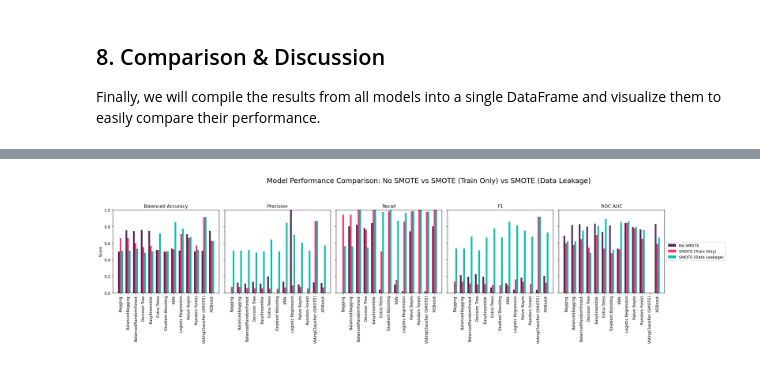
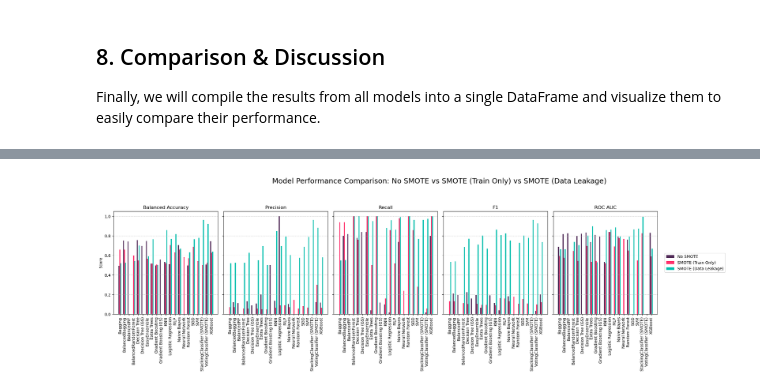
Before and after one commit to koba4real/MLDM-stroke-prediction-project, a Jupyter notebook: main-analysis.ipynb, the cells around one changed output, grey strips where cells are left out. Saved outputs shown, nothing was run; the diff lists cells and outputs as text; code cells hidden in the pictures.

```diff
--- a/main-analysis.ipynb
+++ b/main-analysis.ipynb
@@ -345,6 +349,10 @@ total = len(df)
 missing = df['bmi'].isna().sum()
 present = total - missing
 missing_pct = round(missing/total * 100, 1)
+
+# Define colors for missing and present values
+COLOR_MISSING = "#fe346e"   # red (same as COLOR_STROKE)
+COLOR_PRESENT = "#512b58"   # purple (same as COLOR_NO_STROKE)
 
 # Create visualization
 plt.figure(figsize=(7, 5))
@@ -554,6 +574,8 @@ Each square shows the correlation between the variables on each axis. Correlatio
 # %% [markdown]
 ###### <a id="3"></a><font color="lightseagreen" size=+0.9><b>Story of an Aged Heart - Heart Strokes and Age</b></font>
 # %%
+COLOR_BACKGROUND_FIG = "#f8f8f8"  # or any color you prefer
+
 fig = plt.figure(figsize = (24,10), dpi = 60)
 
 gs = fig.add_gridspec(10,24)
@@ -2796,6 +2916,11 @@ print(ResultsSmote)
 
 print("\n--- Content of 'ResultsSmoteDataLeakage' ---")
 print(ResultsSmoteDataLeakage)
+try:
+    ResultsSmote['Neural Network'] = nn_results_smote
+    print("Neural Network results added to the 'SMOTE (Train Only)' group.")
+except NameError:
+    print("Warning: Could not find 'ResultsSmote' dictionary. Please ensure it's defined.")
 
 # Optional: If you suspect they might be pandas DataFrames already,
 # you can also print their index (model names) and dtypes (column types)
@@ -2845,99 +2970,99 @@ import pandas as pd
 import numpy as np
 import matplotlib.pyplot as plt
 
+# --- Ensure your main result dictionaries are loaded above this cell ---
+# Example: results, ResultsSmote, ResultsSmoteDataLeakage should exist
 
+# --- MODIFICATION ---
+# Add your newly created NN results dictionary to the correct "approach" dictionary.
+# Since you used the SMOTE (Train Only) approach, we add it to 'ResultsSmote'.
+try:
+    ResultsSmote['Neural Network'] = nn_results_smote
+    print("Neural Network results added to the 'SMOTE (Train Only)' group.")
+except NameError:
+    print("Warning: Could not find 'ResultsSmote' dictionary. Please ensure it's defined.")
+    # If this fails, you might need to define ResultsSmote = {} first.
 
 # Define a mapping for inconsistent model names to a standardized name
 name_mapping = {
-    # Standardize 'No SMOTE' names to match 'SMOTE (Train Only)' and 'SMOTE (Data Leakage)'
     'LogisticRegression': 'Logistic Regression',
     'K-Nearest Neighbors': 'KNN',
     'DecisionTree': 'Decision Tree',
-    'DecisionTree-GridSearch': 'Decision Tree (GridSearch)', # Keep GridSearch variants separate for clarity, or map to 'Decision Tree' if you only want one
-    'GaussianNB-GridSearch': 'Naive Bayes', # Map specific Naive Bayes to generic 'Naive Bayes'
+    'DecisionTree-GridSearch': 'Decision Tree (GS)', # Abbreviate for space
+    'GaussianNB-GridSearch': 'Naive Bayes',
     'BaggingClassifier': 'Bagging',
     'BalancedBaggingClassifier-GridSearch': 'BalancedBagging',
     'RandomForest': 'Random Forest',
     'ExtraTrees': 'Extra Trees',
-    'BalancedRandomForest-GridSearch': 'BalancedRandomForest',
+    'BalancedRandomForest-GridSearch': 'BalancedRF', # Abbreviate for space
     'GradientBoosting': 'Gradient Boosting',
-    'GradientBoosting-GridSearch': 'Gradient Boosting (GridSearch)', # Keep GridSearch variants separate for clarity
+    'GradientBoosting-GridSearch': 'Gradient Boosting (GS)',
     'XGBoost-GridSearch': 'XGBoost',
     'EasyEnsemble-GridSearch': 'EasyEnsemble',
-    'Hard Voting Classifier': 'VotingClassifier (SMOTE)', # Map this to the common SMOTE voting name
-    # 'SGD', 'SVM', 'MLP', 'StackingClassifier (SMOTE)', 'VotingClassifier (SMOTE)' already seem consistent or specific
+    'Hard Voting Classifier': 'VotingClassifier (SMOTE)',
+    'Neural Network': 'Neural Network' # Make sure NN is in the mapping
 }
 
-# Function to apply the
-# mapping to a dictionary's keys
+# Function to apply the mapping (no change here)
 def standardize_keys(data_dict, mapping):
     standardized_data = {}
     for key, value in data_dict.items():
-        standardized_key = mapping.get(key, key) # Use mapped name, or original if no mapping
+        standardized_key = mapping.get(key, key)
         standardized_data[standardized_key] = value
     return standardized_data
 
-# Apply standardization to all result dictionaries
+# Apply standardization
 results_standardized = standardize_keys(results, name_mapping)
 results_smote_standardized = standardize_keys(ResultsSmote, name_mapping)
 results_smote_dl_standardized = standardize_keys(ResultsSmoteDataLeakage, name_mapping)
-
 
 # Convert results to DataFrames
 results_df = pd.DataFrame(results_standardized).T
 results_smote_df = pd.DataFrame(results_smote_standardized).T
 results_smote_dl_df = pd.DataFrame(results_smote_dl_standardized).T
 
-# Find common models across all approaches
-common_models = sorted(
-    set(results_df.index) & set(results_smote_df.index) & set(results_smote_dl_df.index)
+# --- MODIFICATION ---
+# Find ALL unique models from ANY approach (a "union" of model names).
+all_models = sorted(
+    set(results_df.index) | set(results_smote_df.index) | set(results_smote_dl_df.index)
 )
+print(f"\nAll models to be plotted (including NN): {all_models}")
 
-print(f"\nCommon Models AFTER Standardization: {common_models}")
-if not common_models:
-    print("Warning: No common models found even after standardization. Check your name_mapping or data sources.")
+# --- MODIFICATION ---
+# Align all DataFrames to the master list of models.
+# This ensures all DFs have the same models in the same order.
+# Missing models in any DF will be filled with 'NaN'.
+results_df = results_df.reindex(all_models)
+results_smote_df = results_smote_df.reindex(all_models)
+results_smote_dl_df = results_smote_dl_df.reindex(all_models)
 
-# Filter DataFrames to common models and align order
-results_df = results_df.loc[common_models]
-results_smote_df = results_smote_df.loc[common_models]
-results_smote_dl_df = results_smote_dl_df.loc[common_models]
-
-# Metrics to plot
+# --- Plotting section (no major changes needed, just uses 'all_models') ---
 metrics = ['Balanced Accuracy', 'Precision', 'Recall', 'F1', 'ROC AUC']
-
-fig, axes = plt.subplots(1, len(metrics), figsize=(24, 6), sharey=True)
+fig, axes = plt.subplots(1, len(metrics), figsize=(24, 7), sharey=True) # Gave a little more vertical space
 approaches = ['No SMOTE', 'SMOTE (Train Only)', 'SMOTE (Data Leakage)']
 colors = ['#512b58', '#fe346e', '#00bfae']
 
 for i, metric in enumerate(metrics):
     ax = axes[i]
     width = 0.22
-    x = np.arange(len(common_models))
+    x = np.arange(len(all_models)) # Use the master list of all models
 
-    # Plot bars for each approach, handling potential NaN values gracefully
-    # Matplotlib's bar function usually skips NaN values.
-    # We explicitly select the series to ensure alignment.
+    # Matplotlib's bar function gracefully handles NaN by simply not drawing a bar.
     ax.bar(x - width, results_df[metric], width, label=approaches[0], color=colors[0])
     ax.bar(x, results_smote_df[metric], width, label=approaches[1], color=colors[1])
     ax.bar(x + width, results_smote_dl_df[metric], width, label=approaches[2], color=colors[2])
 
     ax.set_xticks(x)
-    ax.set_xticklabels(common_models, rotation=90)
+    ax.set_xticklabels(all_models, rotation=90)
     ax.set_title(metric)
+    ax.grid(axis='y', linestyle='--', alpha=0.6) # Added grid for readability
     if i == 0:
         ax.set_ylabel('Score')
     if i == len(metrics) - 1:
-        # Place legend outside the plot area on the right for better readability
-        ax.legend(loc='center left', bbox_to_anchor=(1, 0.5))
-    ax.set_ylim(0, 1) # Set Y-limit from 0 to 1 as scores are typically between these values
+        ax.legend(loc='center left', bbox_to_anchor=(1.05, 0.5)) # Adjusted legend position slightly
+    ax.set_ylim(0, 1.05) # Added a small top margin
 
-plt.suptitle('Model Performance Comparison: No SMOTE vs SMOTE (Train Only) vs SMOTE (Data Leakage)', fontsize=18, y=1.05)
-plt.tight_layout(rect=[0, 0.03, 0.95, 0.98]) # Adjust layout to make space for suptitle and legend
+plt.suptitle('Model Performance Comparison: No SMOTE vs SMOTE (Train Only) vs SMOTE (Data Leakage)', fontsize=18, y=1.03)
+plt.tight_layout(rect=[0, 0.05, 0.92, 0.97]) # Adjust layout
 plt.show()
-
-# Final check of the dataframes after filtering and standardization
-print("\n--- DataFrames after Standardization and Filtering ---")
-print("\nresults_df final (common models):\n", results_df[metrics])
-print("\nresults_smote_df final (common models):\n", results_smote_df[metrics])
-print("\nresults_smote_dl_df final (common models):\n", results_smote_dl_df[metrics])
 # %% [output]
@@ -2945 +3072 @@ Common Models AFTER Standardization: ['Bagging', 'BalancedBagging', 'BalancedRan
-[figure, old version]
+[figure, new version]
```
Also changed, not shown: parts of 32 cells of this notebook.
